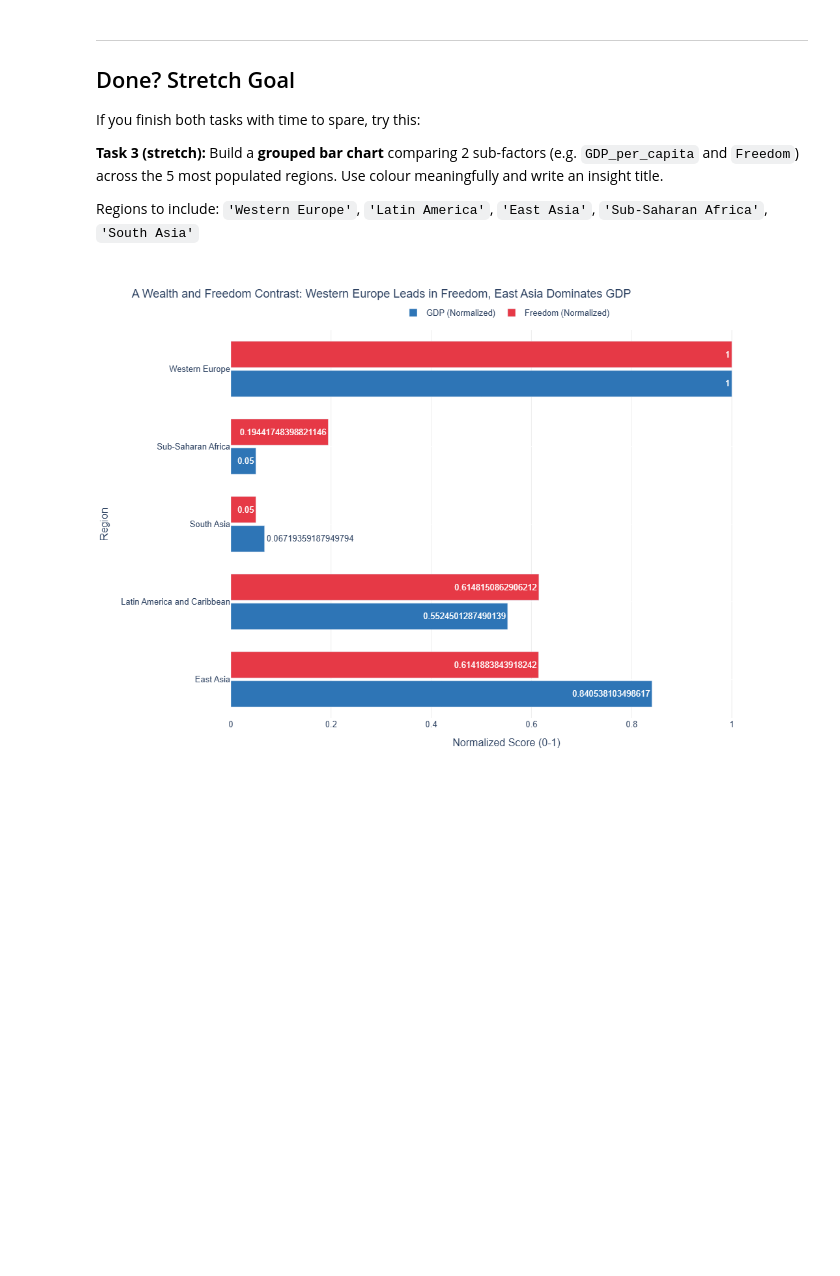
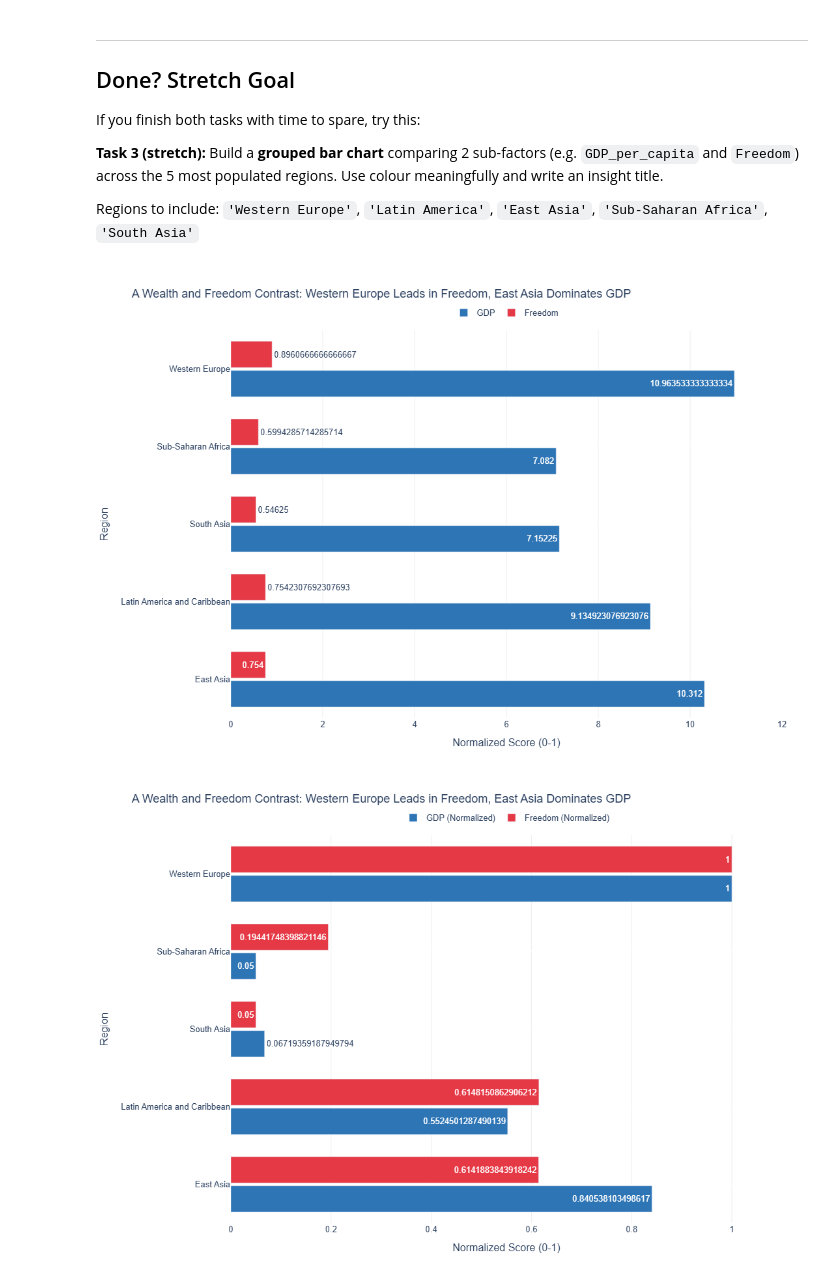
Before and after one commit to ue-wcyyy/dataviz-exercises-weican, a Jupyter notebook: week02/lecture02_solution.ipynb, the cells around one changed output. Drawn from its saved outputs; the diff is of its cells as text; code cells hidden in the pictures; blank space fills up the shorter version.

```diff
--- a/week02/lecture02_solution.ipynb
+++ b/week02/lecture02_solution.ipynb
@@ -226,4 +226,53 @@ If you finish both tasks with time to spare, try this:
 **Task 3 (stretch):** Build a **grouped bar chart** comparing 2 sub-factors (e.g. `GDP_per_capita` and `Freedom`) across the 5 most populated regions. Use colour meaningfully and write an insight title.
 
 Regions to include: `'Western Europe'`, `'Latin America'`, `'East Asia'`, `'Sub-Saharan Africa'`, `'South Asia'`
+# %%
+# Stretch goal — grouped bar chart
+# YOUR CODE HERE
+
+df = pd.read_csv('../data/world_happiness_2023.csv')
+
+df = df.rename(columns={
+    'Regional indicator': 'Region',
+    'Logged GDP per capita': 'GDP',
+    'Freedom to make life choices': 'Freedom'
+})
+
+df_target = df[df['Region'].isin(['Western Europe',
+    'Latin America and Caribbean',
+    'East Asia',
+    'Sub-Saharan Africa',
+    'South Asia'])]
+
+region_group = df_target.groupby('Region')[['GDP', 'Freedom']].mean().reset_index()
+
+fig = px.bar(
+    region_group.melt(id_vars='Region',
+    value_vars=['GDP', 'Freedom'],
+    var_name='Sub-factor',
+    value_name='Normalized_Value'),
+    y='Region', x='Normalized_Value', color='Sub-factor',
+    orientation='h',
+    barmode='group',
+    title='A Wealth and Freedom Contrast: Western Europe Leads in Freedom, East Asia Dominates GDP',
+    labels={'Normalized_Value': 'Normalized Score (0-1)', 'Sub-factor': ''},
+    color_discrete_sequence=['#2E75B6', '#E63946'],
+    height=750,
+    text='Normalized_Value'
+)
+
+fig.update_layout(
+    plot_bgcolor='white', paper_bgcolor='white',
+    font=dict(family='Arial', size=13),
+    xaxis=dict(gridcolor='#EEEEEE', range=[0, 12]),
+    yaxis=dict(gridcolor='white'),
+    legend=dict(orientation='h', yanchor='bottom', y=1.02, xanchor='center', x=0.5),
+    margin=dict(l=20, r=40, t=100, b=50),
+    bargap=0.25,
+    bargroupgap=0.1
+)
+
+fig.show()
+# %% [output]
+[figure, added]
 # %%
```
Also changed, not shown: parts of 1 cell of this notebook.
